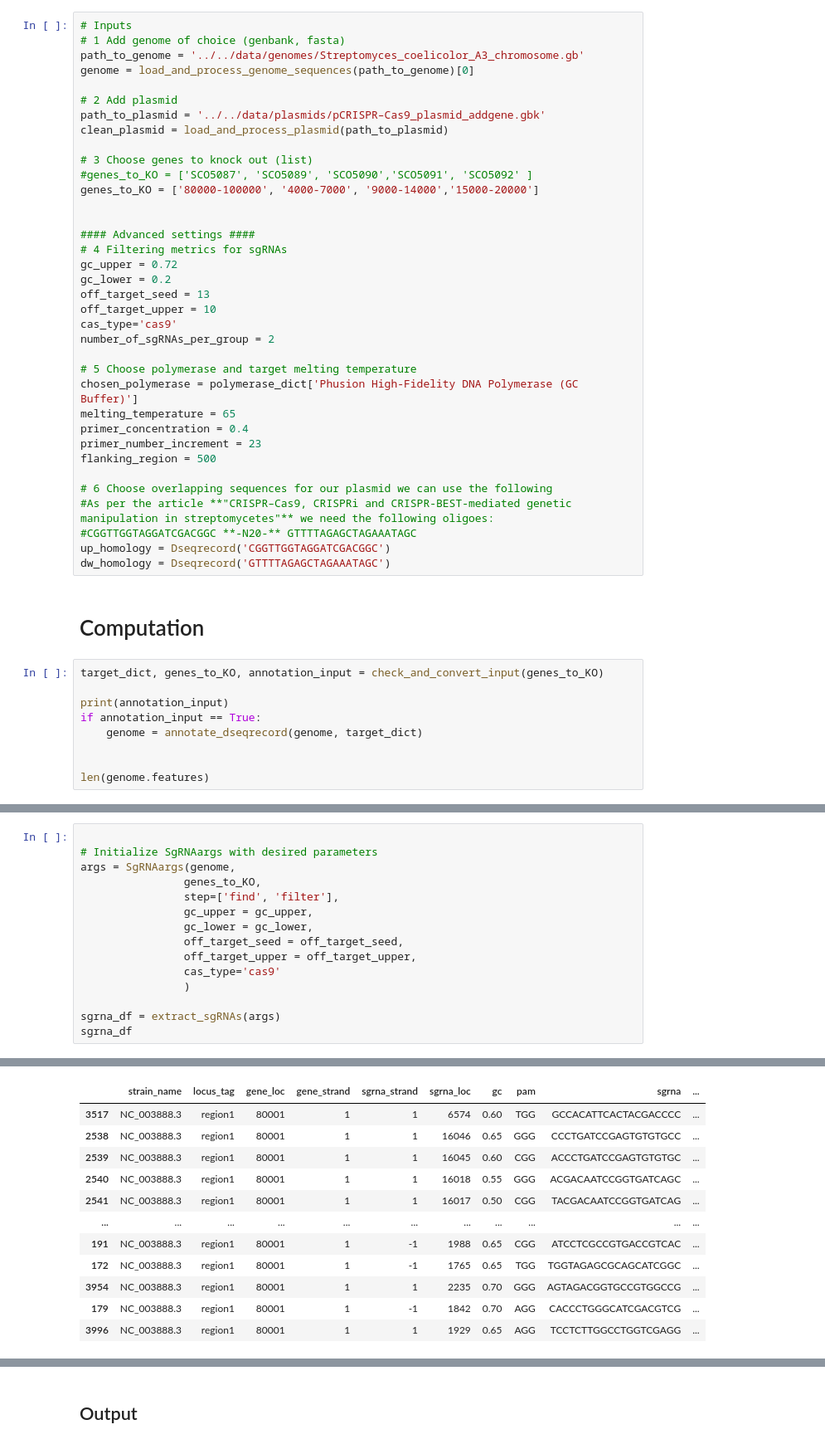
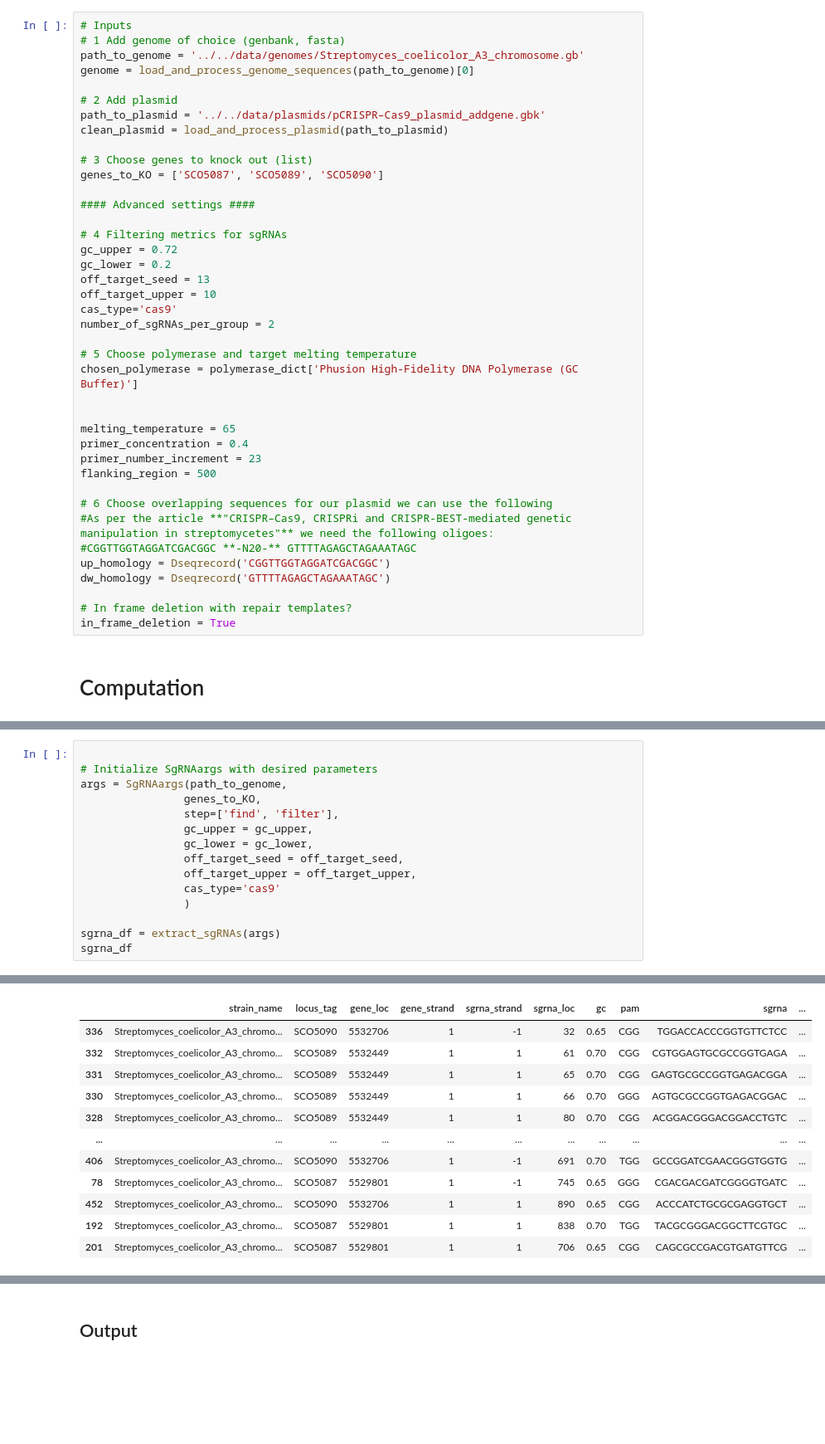
Before and after one commit to hiyama341/streptocad, a Jupyter notebook: notebooks/app_workflows/W5_CRISPR-cas9-inframe-deletion_random_sized_deletion.ipynb, the cells around one changed output, grey strips where cells are left out. Shown at 83% size. Saved outputs shown, nothing was run; the diff lists cells and outputs as text; blank space fills up the shorter version.

```diff
--- a/notebooks/app_workflows/W5_CRISPR-cas9-inframe-deletion_random_sized_deletion.ipynb
+++ b/notebooks/app_workflows/W5_CRISPR-cas9-inframe-deletion_random_sized_deletion.ipynb
@@ -49,11 +43,10 @@ path_to_plasmid = '../../data/plasmids/pCRISPR–Cas9_plasmid_addgene.gbk'
 clean_plasmid = load_and_process_plasmid(path_to_plasmid)
 
 # 3 Choose genes to knock out (list)
-#genes_to_KO = ['SCO5087', 'SCO5089', 'SCO5090','SCO5091', 'SCO5092' ]
-genes_to_KO = ['80000-100000', '4000-7000', '9000-14000','15000-20000']
-
+genes_to_KO = ['SCO5087', 'SCO5089', 'SCO5090']
 
 #### Advanced settings ####
+
 # 4 Filtering metrics for sgRNAs
 gc_upper = 0.72
 gc_lower = 0.2
@@ -64,6 +57,8 @@ number_of_sgRNAs_per_group = 2
 
 # 5 Choose polymerase and target melting temperature
 chosen_polymerase = polymerase_dict['Phusion High-Fidelity DNA Polymerase (GC Buffer)']
+
+
 melting_temperature = 65
 primer_concentration = 0.4
 primer_number_increment = 23
@@ -74,14 +69,8 @@ flanking_region = 500
 #CGGTTGGTAGGATCGACGGC **-N20-** GTTTTAGAGCTAGAAATAGC
 up_homology = Dseqrecord('CGGTTGGTAGGATCGACGGC')
 dw_homology = Dseqrecord('GTTTTAGAGCTAGAAATAGC')
+
+# In frame deletion with repair templates?
+in_frame_deletion = True
 # %% [markdown]
 # Computation
-# %%
-target_dict, genes_to_KO, annotation_input = check_and_convert_input(genes_to_KO)
-
-print(annotation_input)
-if annotation_input == True:
-    genome = annotate_dseqrecord(genome, target_dict)
-
-
-len(genome.features)
@@ -96,7 +77,7 @@ region4 [15000, 20000]
 # %%
 
 # Initialize SgRNAargs with desired parameters
-args = SgRNAargs(genome,
+args = SgRNAargs(path_to_genome,
                 genes_to_KO,
                 step=['find', 'filter'],
                 gc_upper = gc_upper,
@@ -131,12 +103,12 @@ sgRNA generated were outside the designated border in region4. To incorporate th
 |  | strain_name | locus_tag | gene_loc | gene_strand | sgrna_strand | sgrna_loc | gc | pam | sgrna | ... |
-| 3517 | NC_003888.3 | region1 | 80001 | 1 | 1 | 6574 | 0.60 | TGG | GCCACATTCACTACGACCCC | ... |
-| 2538 | NC_003888.3 | region1 | 80001 | 1 | 1 | 16046 | 0.65 | GGG | CCCTGATCCGAGTGTGTGCC | ... |
-| 2539 | NC_003888.3 | region1 | 80001 | 1 | 1 | 16045 | 0.60 | CGG | ACCCTGATCCGAGTGTGTGC | ... |
-| 2540 | NC_003888.3 | region1 | 80001 | 1 | 1 | 16018 | 0.55 | GGG | ACGACAATCCGGTGATCAGC | ... |
-| 2541 | NC_003888.3 | region1 | 80001 | 1 | 1 | 16017 | 0.50 | CGG | TACGACAATCCGGTGATCAG | ... |
+| 336 | Streptomyces_coelicolor_A3_chromo... | SCO5090 | 5532706 | 1 | -1 | 32 | 0.65 | CGG | TGGACCACCCGGTGTTCTCC | ... |
+| 332 | Streptomyces_coelicolor_A3_chromo... | SCO5089 | 5532449 | 1 | 1 | 61 | 0.70 | CGG | CGTGGAGTGCGCCGGTGAGA | ... |
+| 331 | Streptomyces_coelicolor_A3_chromo... | SCO5089 | 5532449 | 1 | 1 | 65 | 0.70 | CGG | GAGTGCGCCGGTGAGACGGA | ... |
+| 330 | Streptomyces_coelicolor_A3_chromo... | SCO5089 | 5532449 | 1 | 1 | 66 | 0.70 | GGG | AGTGCGCCGGTGAGACGGAC | ... |
+| 328 | Streptomyces_coelicolor_A3_chromo... | SCO5089 | 5532449 | 1 | 1 | 80 | 0.70 | CGG | ACGGACGGGACGGACCTGTC | ... |
 | ... | ... | ... | ... | ... | ... | ... | ... | ... | ... | ... |
-| 191 | NC_003888.3 | region1 | 80001 | 1 | -1 | 1988 | 0.65 | CGG | ATCCTCGCCGTGACCGTCAC | ... |
-| 172 | NC_003888.3 | region1 | 80001 | 1 | -1 | 1765 | 0.65 | TGG | TGGTAGAGCGCAGCATCGGC | ... |
-| 3954 | NC_003888.3 | region1 | 80001 | 1 | 1 | 2235 | 0.70 | GGG | AGTAGACGGTGCCGTGGCCG | ... |
-| 179 | NC_003888.3 | region1 | 80001 | 1 | -1 | 1842 | 0.70 | AGG | CACCCTGGGCATCGACGTCG | ... |
-| 3996 | NC_003888.3 | region1 | 80001 | 1 | 1 | 1929 | 0.65 | AGG | TCCTCTTGGCCTGGTCGAGG | ... |
+| 406 | Streptomyces_coelicolor_A3_chromo... | SCO5090 | 5532706 | 1 | -1 | 691 | 0.70 | TGG | GCCGGATCGAACGGGTGGTG | ... |
+| 78 | Streptomyces_coelicolor_A3_chromo... | SCO5087 | 5529801 | 1 | -1 | 745 | 0.65 | GGG | CGACGACGATCGGGGTGATC | ... |
+| 452 | Streptomyces_coelicolor_A3_chromo... | SCO5090 | 5532706 | 1 | 1 | 890 | 0.65 | CGG | ACCCATCTGCGCGAGGTGCT | ... |
+| 192 | Streptomyces_coelicolor_A3_chromo... | SCO5087 | 5529801 | 1 | 1 | 838 | 0.70 | TGG | TACGCGGGACGGCTTCGTGC | ... |
+| 201 | Streptomyces_coelicolor_A3_chromo... | SCO5087 | 5529801 | 1 | 1 | 706 | 0.65 | CGG | CAGCGCCGACGTGATGTTCG | ... |
```
Also changed, not shown: parts of 14 cells of this notebook, 10 other files.
